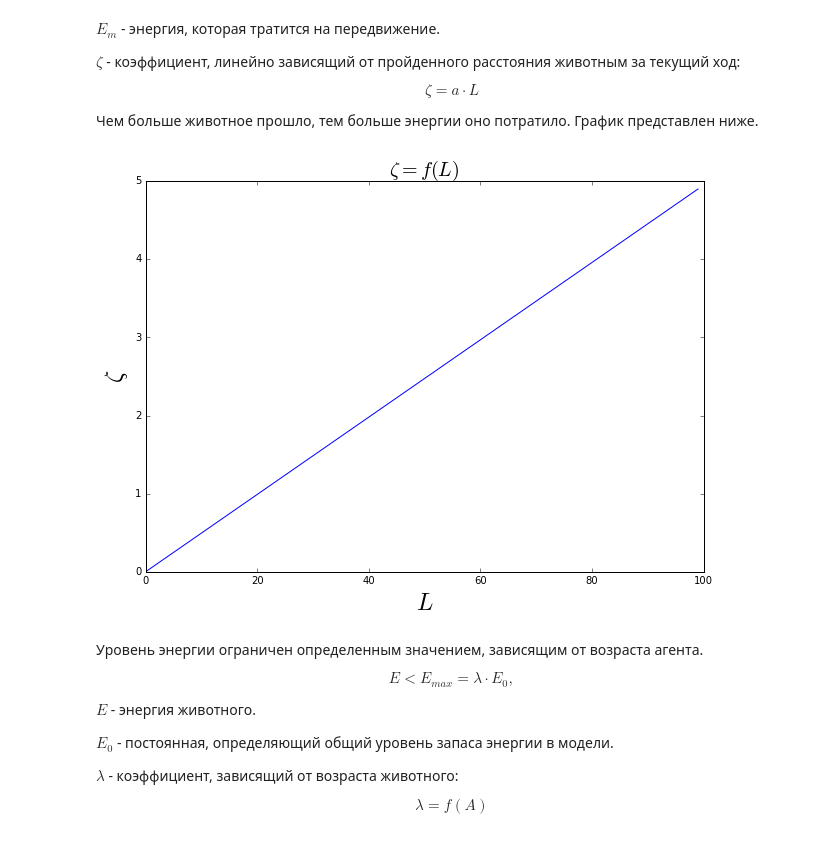
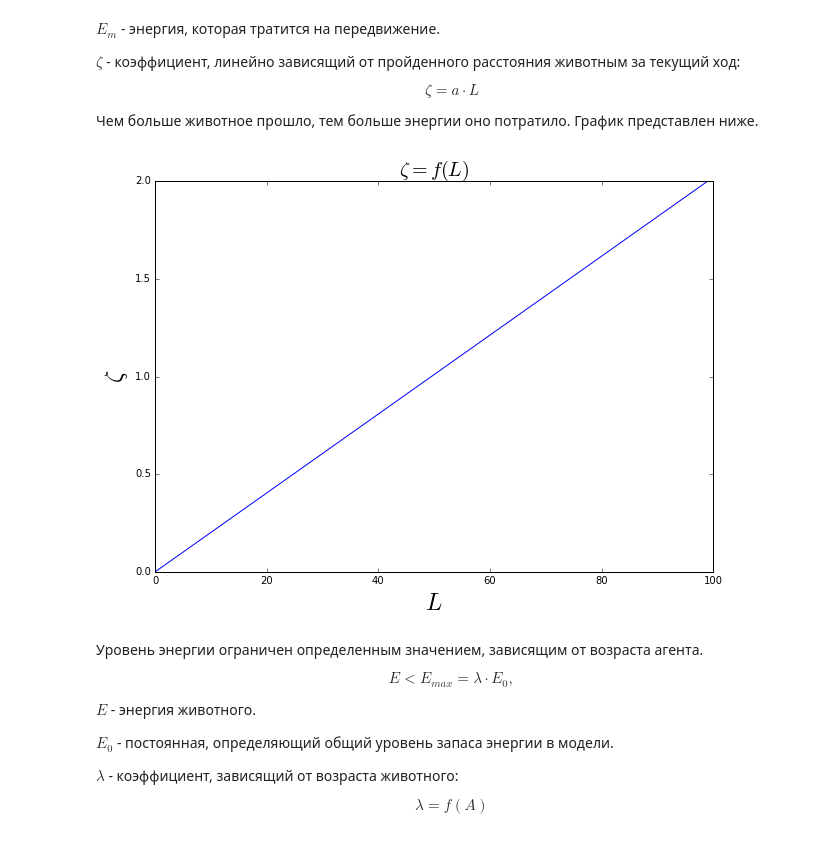
Before and after one commit to Zhuikov/predator-prey, a Jupyter notebook: notebooks/LifeModel.ipynb, the cells around one changed output. Cells and saved outputs as stored; diff of their text form; code cells hidden in the pictures.

```diff
--- a/notebooks/LifeModel.ipynb
+++ b/notebooks/LifeModel.ipynb
@@ -135,18 +135,18 @@ $$
 Чем больше животное прошло, тем больше энергии оно потратило. График представлен ниже.
 # %%
 def zeta_f(x):
-    return x * 0.7
+    return x * 0.2
 
 t = np.arange(0, 100)
-zeta = zeta_f(np.linspace(0, 7, 100))
+zeta = zeta_f(np.linspace(0, 10, 100))
 plt.figure(figsize=(10, 7))
 plt.plot(t, zeta, 'b')
 plt.title(r'$\zeta = f(L)$', fontsize=20)
 plt.xlabel(r'$L$', fontsize=24, style='oblique')
 plt.ylabel(r'$\zeta$', fontsize=24, style='oblique')
 plt.show()
 # %% [output]
-[figure, old version]
+[figure, new version]
 # %% [markdown]
 Уровень энергии ограничен определенным значением, зависящим от возраста агента.
 
```
Also changed, not shown: parts of 2 cells of this notebook, 1 other file.
